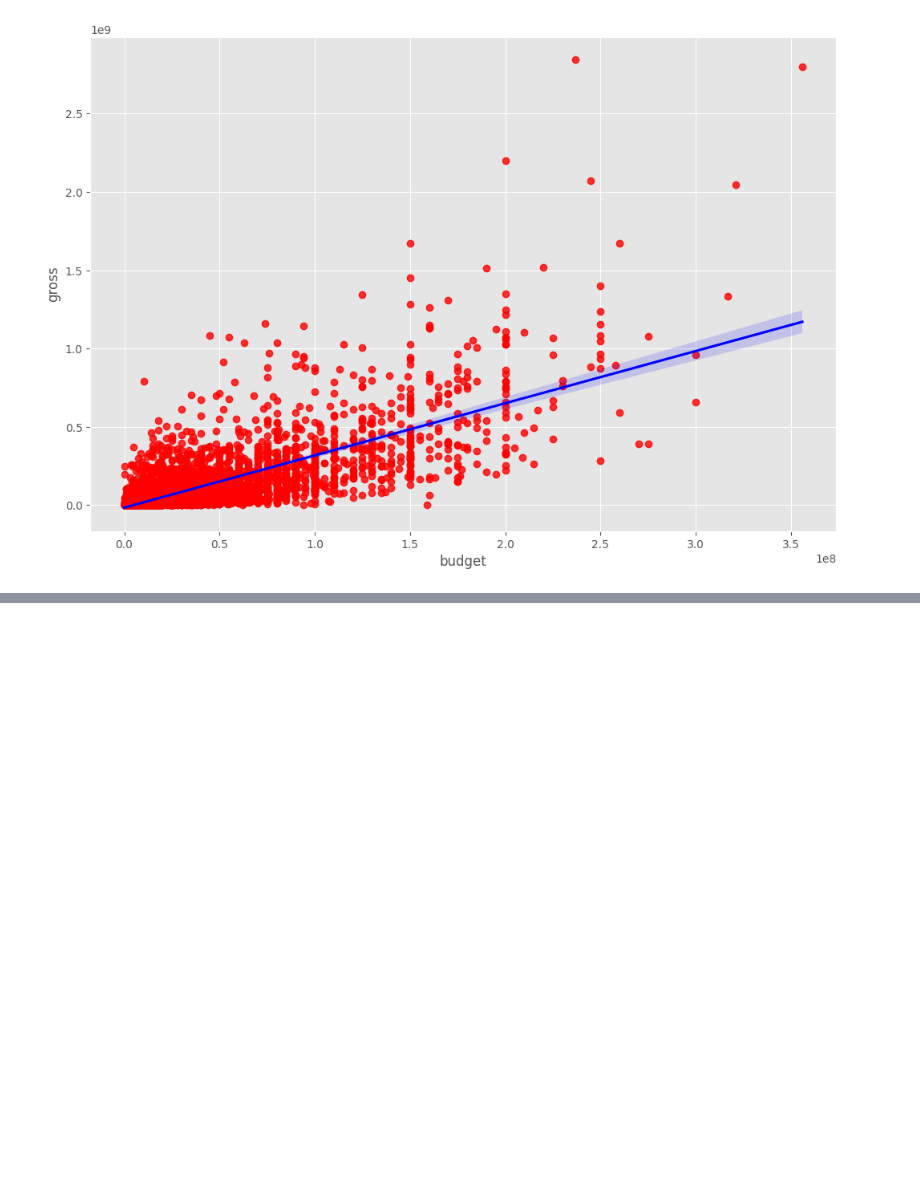
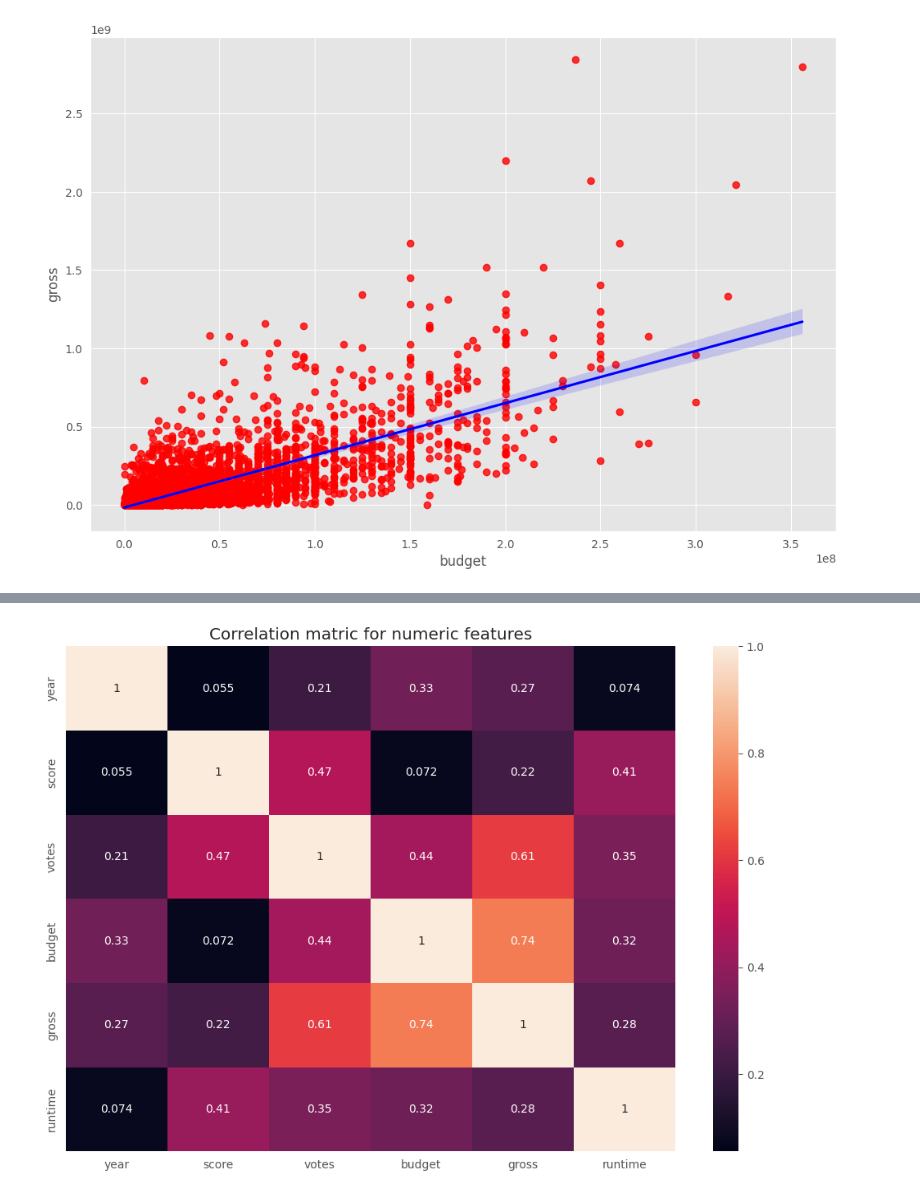
Before and after one commit to chiheb1daghnouj/movie-correlation-project, a Jupyter notebook: correlation.ipynb, the cells around one changed output, grey strips where cells are left out. Drawn from its saved outputs; the diff is of its cells as text; code cells hidden in the pictures; blank space fills up the shorter version.

Commit message:
add correlation test

```diff
--- a/correlation.ipynb
+++ b/correlation.ipynb
@@ -246,0 +419,11 @@ sns.regplot(x='budget',y='gross',data=new_df,scatter_kws={"color":"red"},line_kw
+# %%
+# visualize correlation
+
+matrix_correlation = new_df.corr(method='pearson')
+sns.heatmap(matrix_correlation, annot=True)
+
+plt.title('Correlation matric for numeric features')
+
+plt.show()
+# %% [output]
+[figure, added]
```
Also changed, not shown: parts of 26 cells of this notebook.
